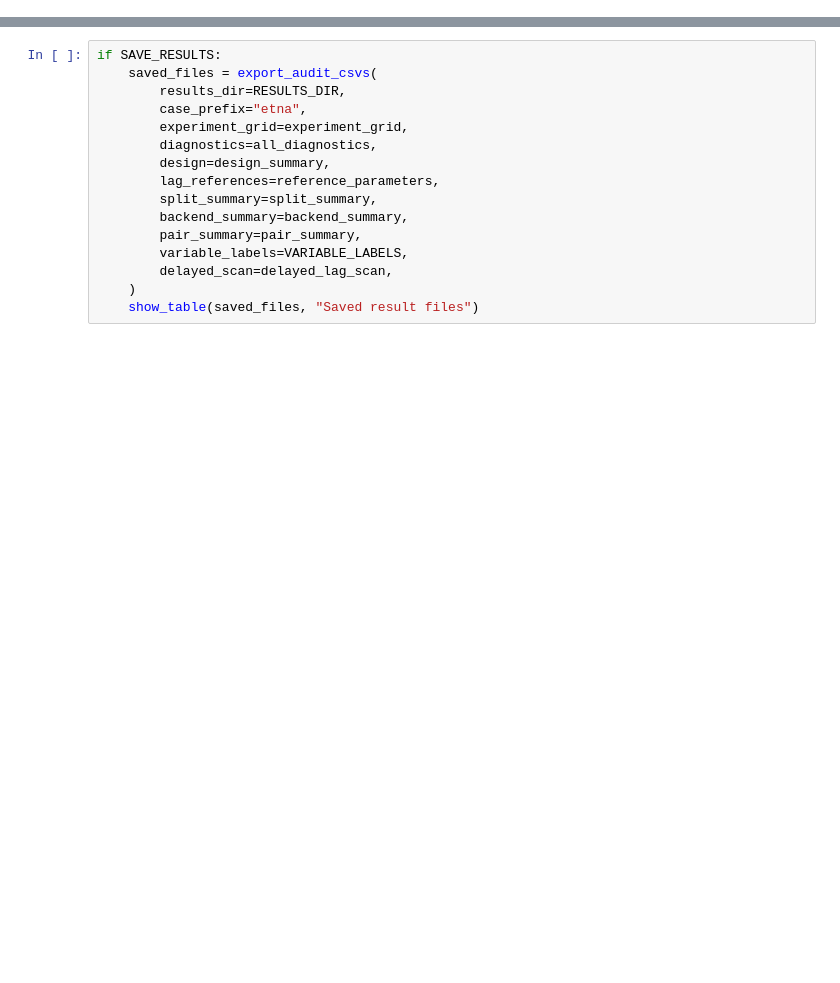
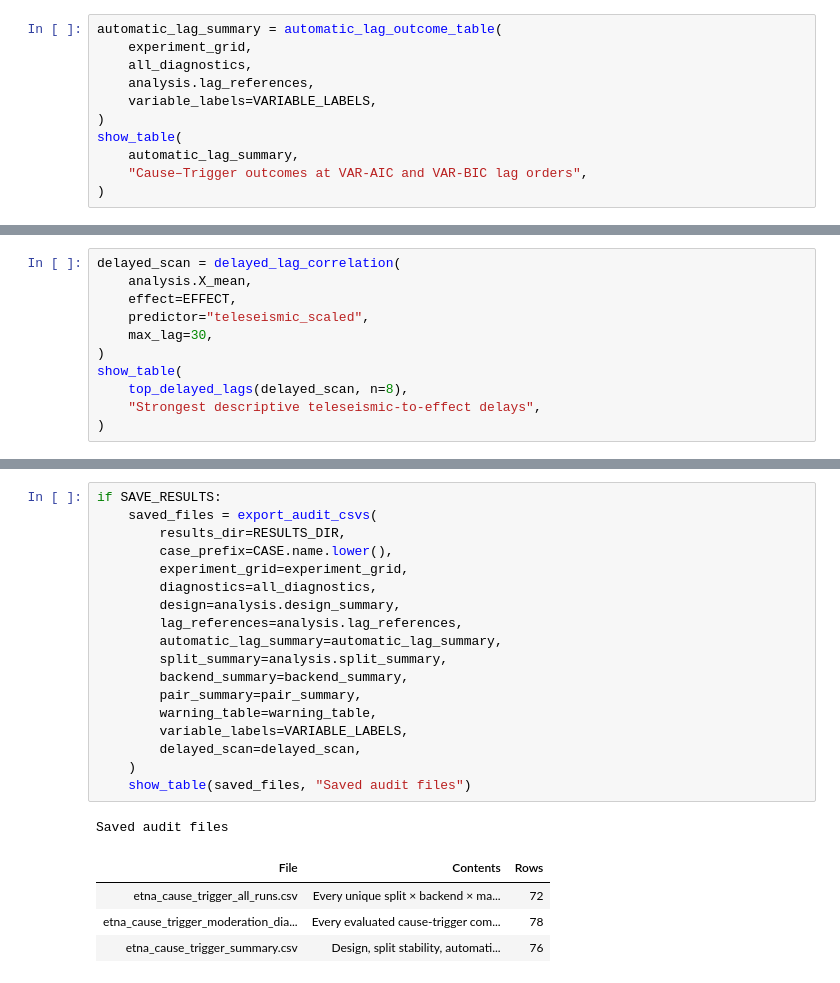
Before and after one commit to alectois/Distinguishing-Causes-and-Triggers-in-Volcanic-and-Seismic-Processes, a Jupyter notebook: notebooks/etna_cause_trigger.ipynb, the cells around one changed output, grey strips where cells are left out. Cells and saved outputs as stored; diff of their text form; blank space fills up the shorter version.

```diff
--- a/notebooks/etna_cause_trigger.ipynb
+++ b/notebooks/etna_cause_trigger.ipynb
@@ -470,0 +239,11 @@ The notebook writes three CSV files:
+# %%
+automatic_lag_summary = automatic_lag_outcome_table(
+    experiment_grid,
+    all_diagnostics,
+    analysis.lag_references,
+    variable_labels=VARIABLE_LABELS,
+)
+show_table(
+    automatic_lag_summary,
+    "Cause–Trigger outcomes at VAR-AIC and VAR-BIC lag orders",
+)
@@ -470,0 +269,11 @@ The notebook writes three CSV files:
+# %%
+delayed_scan = delayed_lag_correlation(
+    analysis.X_mean,
+    effect=EFFECT,
+    predictor="teleseismic_scaled",
+    max_lag=30,
+)
+show_table(
+    top_delayed_lags(delayed_scan, n=8),
+    "Strongest descriptive teleseismic-to-effect delays",
+)
@@ -471,16 +295,24 @@ The notebook writes three CSV files:
 # %%
 if SAVE_RESULTS:
     saved_files = export_audit_csvs(
         results_dir=RESULTS_DIR,
-        case_prefix="etna",
+        case_prefix=CASE.name.lower(),
         experiment_grid=experiment_grid,
         diagnostics=all_diagnostics,
-        design=design_summary,
-        lag_references=reference_parameters,
-        split_summary=split_summary,
+        design=analysis.design_summary,
+        lag_references=analysis.lag_references,
+        automatic_lag_summary=automatic_lag_summary,
+        split_summary=analysis.split_summary,
         backend_summary=backend_summary,
         pair_summary=pair_summary,
+        warning_table=warning_table,
         variable_labels=VARIABLE_LABELS,
-        delayed_scan=delayed_lag_scan,
+        delayed_scan=delayed_scan,
     )
-    show_table(saved_files, "Saved result files")
+    show_table(saved_files, "Saved audit files")
+# %% [output]
+Saved audit files
+| File | Contents | Rows |
+| etna_cause_trigger_all_runs.csv | Every unique split × backend × ma... | 72 |
+| etna_cause_trigger_moderation_dia... | Every evaluated cause-trigger com... | 78 |
+| etna_cause_trigger_summary.csv | Design, split stability, automati... | 76 |
```
Also changed, not shown: parts of 22 cells of this notebook, 18 other files.
